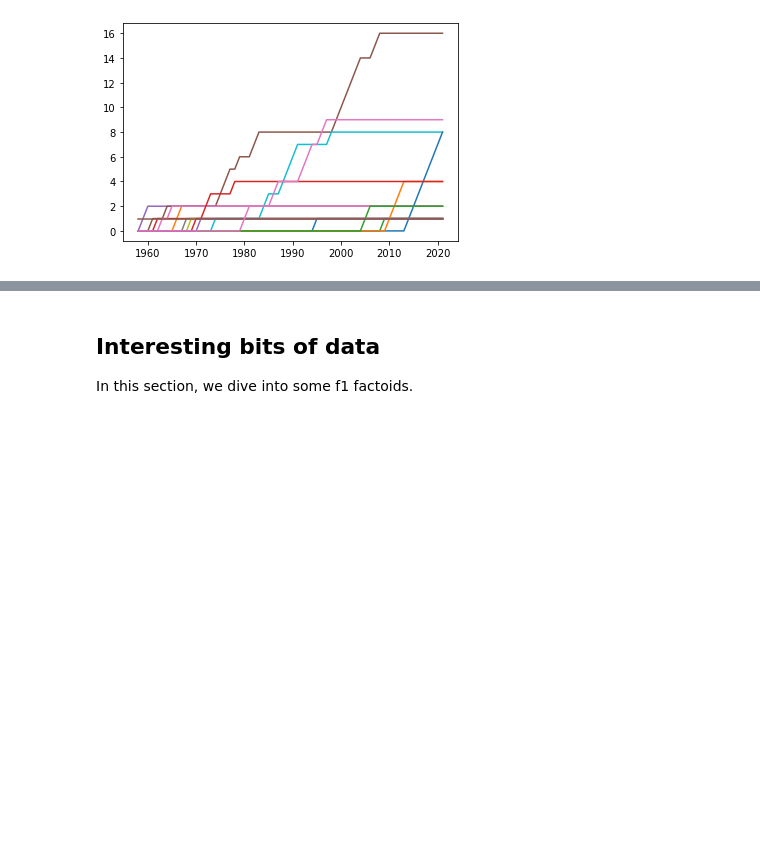
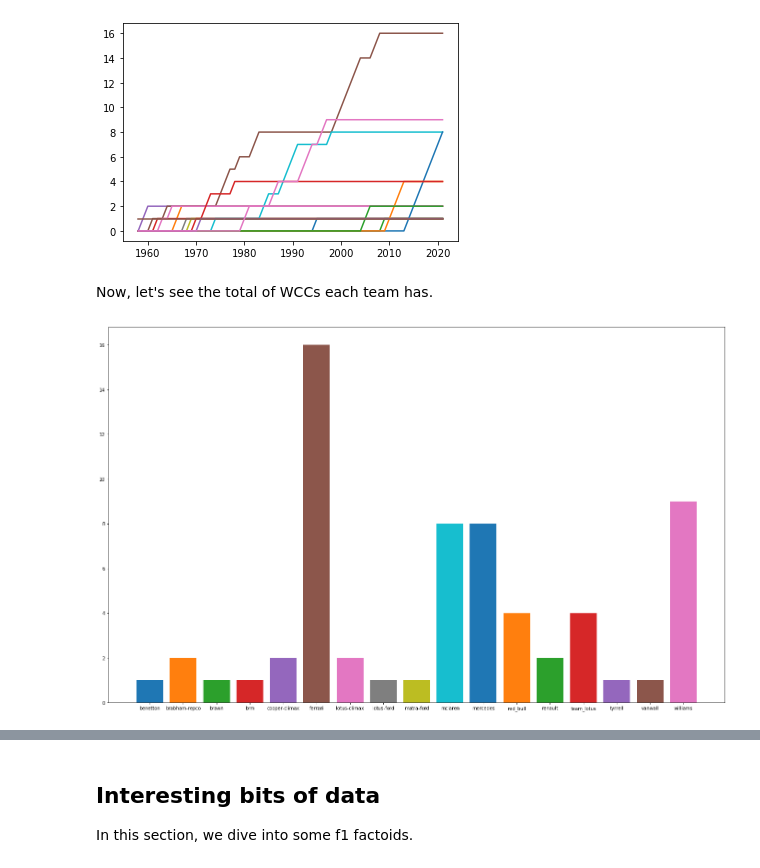
Before and after one commit to leoDomingos/study-on-formula-1-champions, a Jupyter notebook: f1-drivers-study.ipynb, the cells around one changed output, grey strips where cells are left out. Drawn from its saved outputs; the diff is of its cells as text; code cells hidden in the pictures; blank space fills up the shorter version.

```diff
--- a/f1-drivers-study.ipynb
+++ b/f1-drivers-study.ipynb
@@ -319,3 +322,11 @@ for team,wins_list in constructors_wins.items():
     plt.plot(range(1958,2022), wins_list)
 # %% [output]
 [figure]
+# %% [markdown]
+Now, let's see the total of WCCs each team has.
+# %%
+plt.subplots(figsize=(24,15))
+for key,values in constructors_wins.items():
+    plt.bar(key, max(values))
+# %% [output]
+[figure, added]
```
Also changed, not shown: parts of 10 cells of this notebook.
